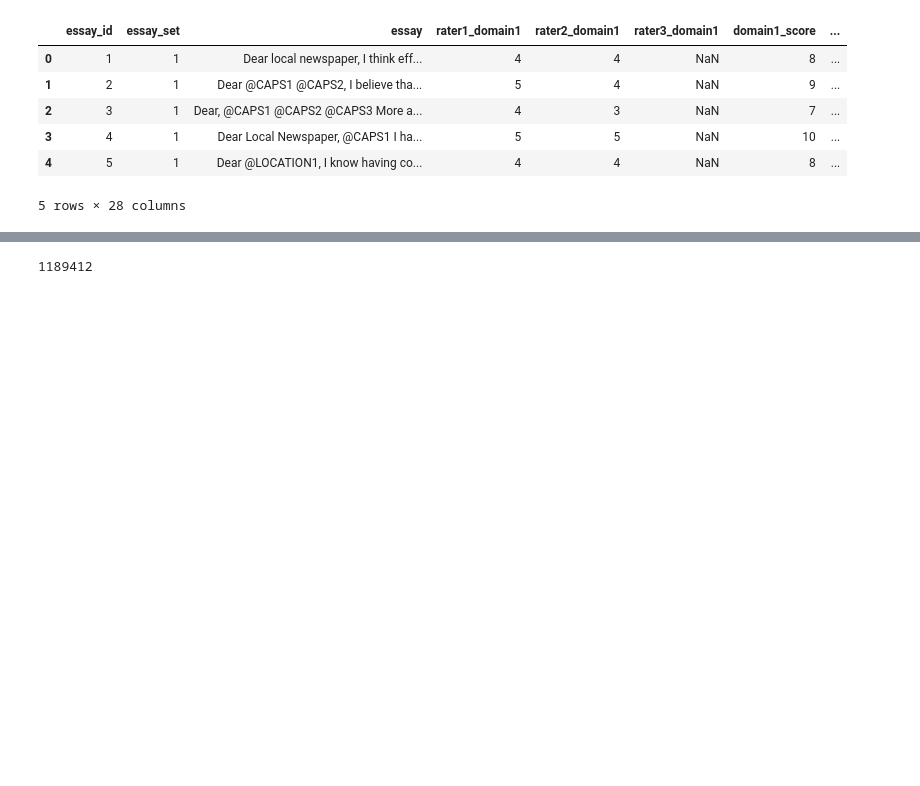
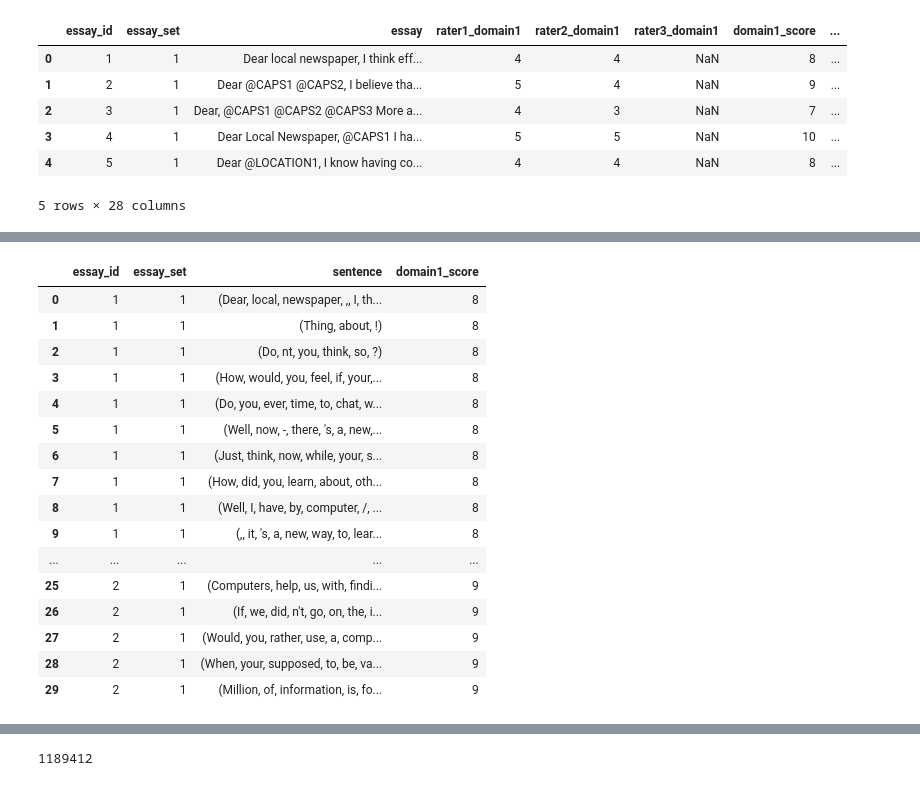
Before and after one commit to pkurapati/W266-NLP-Project, a Jupyter notebook: Pavan/EDA.ipynb, the cells around one changed output, grey strips where cells are left out. Cells and saved outputs as stored; diff of their text form; code cells hidden in the pictures; blank space fills up the shorter version.

```diff
--- a/Pavan/EDA.ipynb
+++ b/Pavan/EDA.ipynb
@@ -68,0 +112,7 @@ aeg_long.head(5)
+# %%
+nlp = spacy.load('en_core_web_lg')
+# %%
+sen = "I am good. I need to be better. Are you good? You are awesome! Let's stop here."
+tk = nlp(sen)
+for s in tk.sents:
+    print(s)
@@ -68,0 +125,2 @@ aeg_long.head(5)
+# %%
+aeg_long_mod = aeg_long[['essay_id','essay_set','essay','domain1_score']]
@@ -68,0 +159,20 @@ aeg_long.head(5)
+# %%
+aeg_long_sentence.head(30)
+# %% [output]
+|  | essay_id | essay_set | sentence | domain1_score |
+| 0 | 1 | 1 | (Dear, local, newspaper, ,, I, th... | 8 |
+| 1 | 1 | 1 | (Thing, about, !) | 8 |
+| 2 | 1 | 1 | (Do, nt, you, think, so, ?) | 8 |
+| 3 | 1 | 1 | (How, would, you, feel, if, your,... | 8 |
+| 4 | 1 | 1 | (Do, you, ever, time, to, chat, w... | 8 |
+| 5 | 1 | 1 | (Well, now, -, there, 's, a, new,... | 8 |
+| 6 | 1 | 1 | (Just, think, now, while, your, s... | 8 |
+| 7 | 1 | 1 | (How, did, you, learn, about, oth... | 8 |
+| 8 | 1 | 1 | (Well, I, have, by, computer, /, ... | 8 |
+| 9 | 1 | 1 | (,, it, 's, a, new, way, to, lear... | 8 |
+| ... | ... | ... | ... | ... |
+| 25 | 2 | 1 | (Computers, help, us, with, findi... | 9 |
+| 26 | 2 | 1 | (If, we, did, n't, go, on, the, i... | 9 |
+| 27 | 2 | 1 | (Would, you, rather, use, a, comp... | 9 |
+| 28 | 2 | 1 | (When, your, supposed, to, be, va... | 9 |
+| 29 | 2 | 1 | (Million, of, information, is, fo... | 9 |
```
Also changed, not shown: parts of 80 cells of this notebook.
